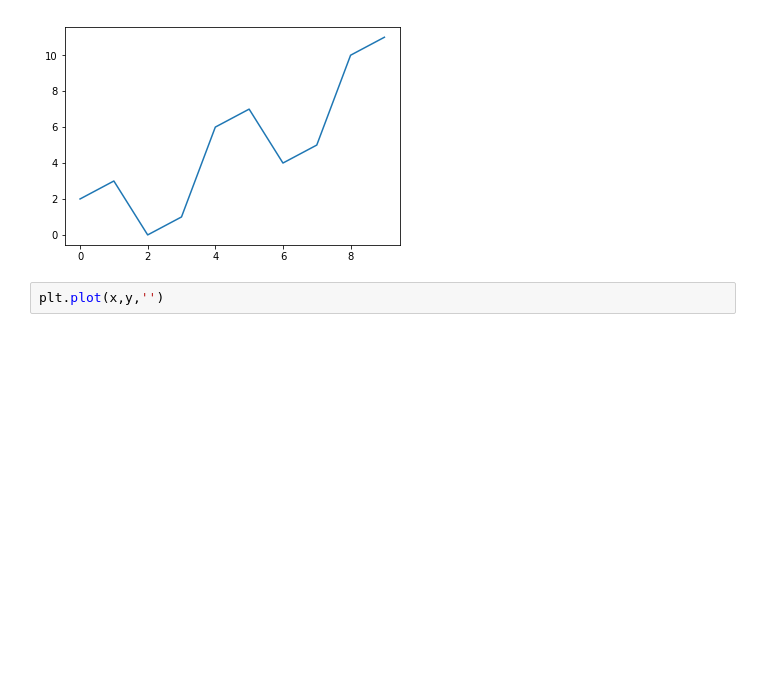
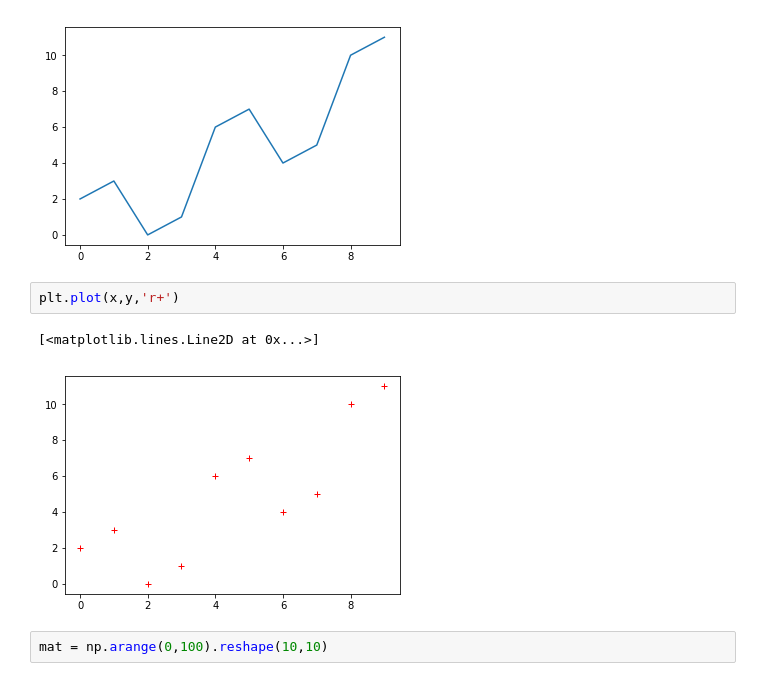
Before and after one commit to ishwar6/datascience, a Jupyter notebook: scripts/ishwar.ipynb, the cells around one changed output. Saved outputs shown, nothing was run; the diff lists cells and outputs as text; blank space fills up the shorter version.

```diff
--- a/scripts/ishwar.ipynb
+++ b/scripts/ishwar.ipynb
@@ -337,4 +337,9 @@ plt.plot(x,y)
 [<matplotlib.lines.Line2D at 0x...>]
 [figure]
 # %%
-plt.plot(x,y,'')
+plt.plot(x,y,'r+')
+# %% [output]
+[<matplotlib.lines.Line2D at 0x...>]
+[figure, added]
+# %%
+mat = np.arange(0,100).reshape(10,10)
```
Also changed, not shown: parts of 30 cells of this notebook.
